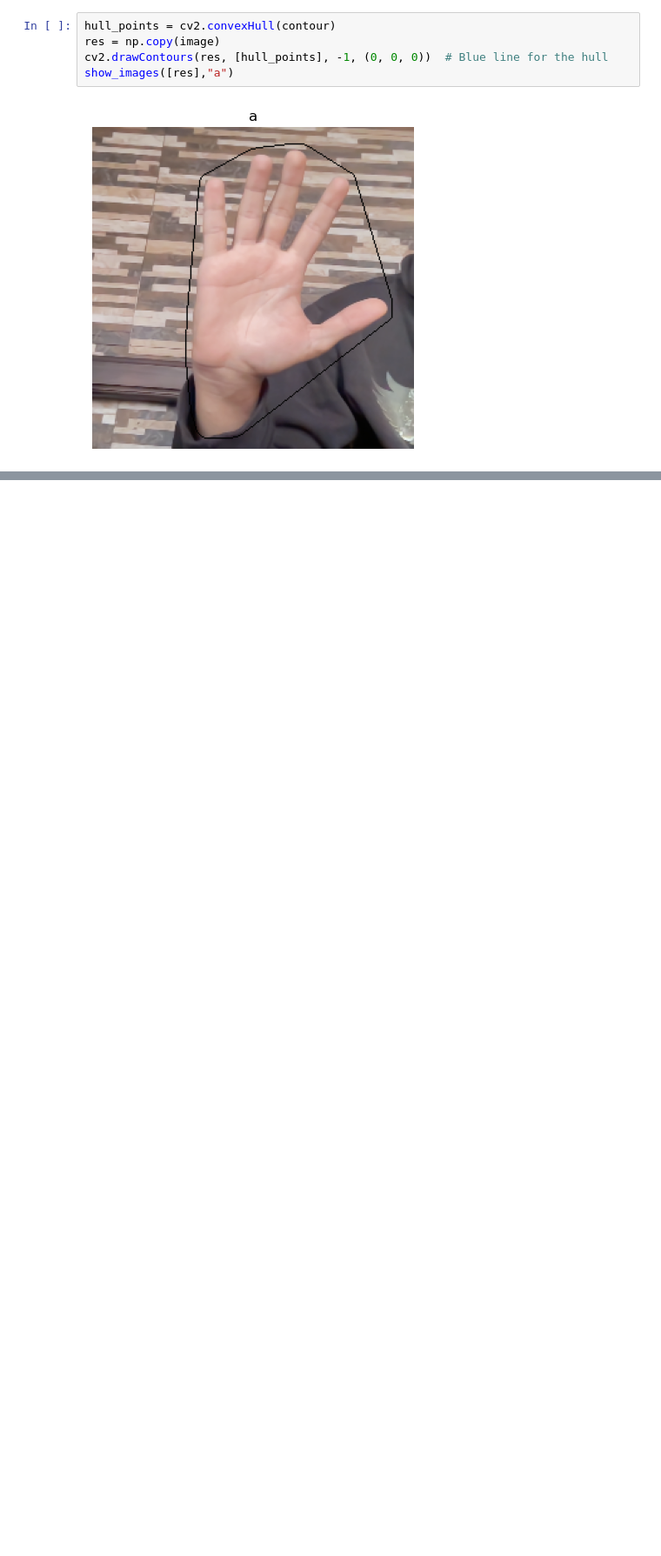
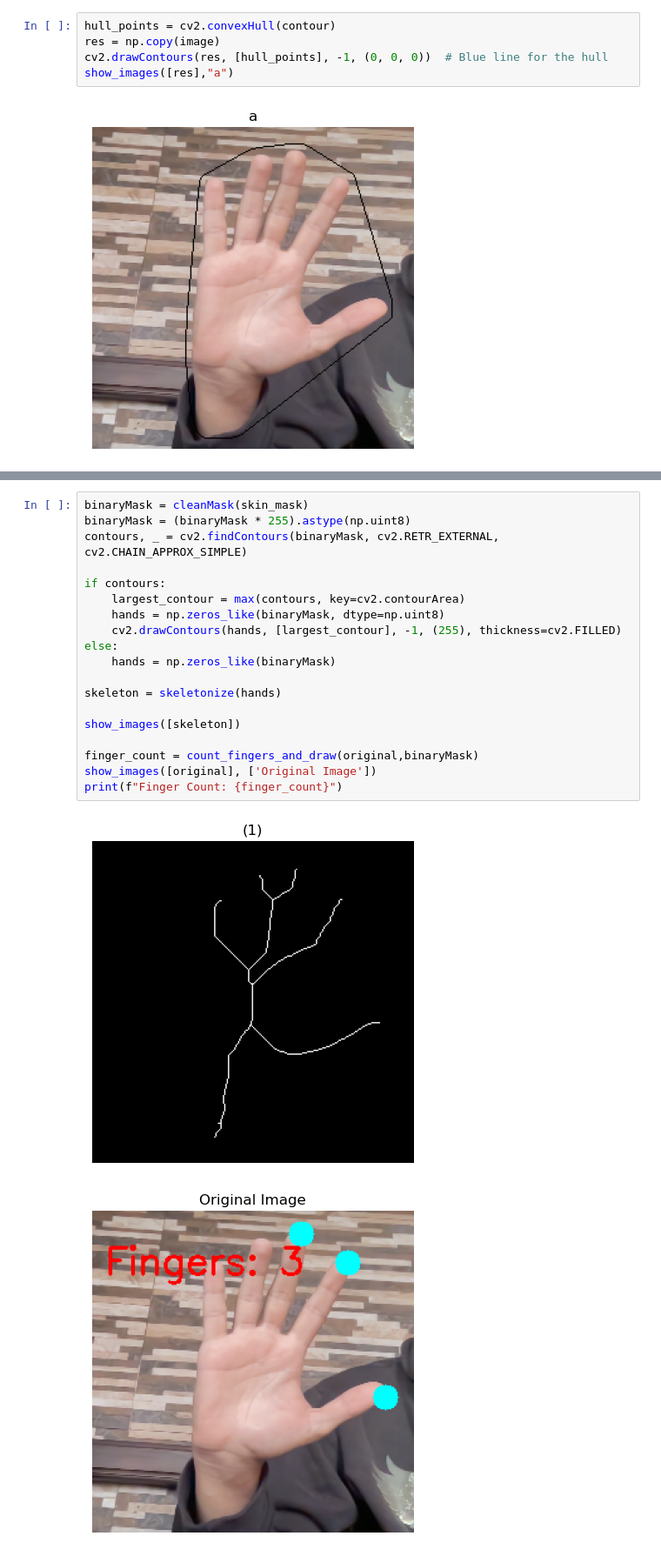
Before and after one commit to zizoisprogramming/Paint-A-Distance, a Jupyter notebook: zizo_trial.ipynb, the cells around one changed output, grey strips where cells are left out. Shown at 87% size. Saved outputs shown, nothing was run; the diff lists cells and outputs as text; blank space fills up the shorter version.

```diff
--- a/zizo_trial.ipynb
+++ b/zizo_trial.ipynb
@@ -236,0 +318,22 @@ show_images([res_2], "result")
+# %%
+binaryMask = cleanMask(skin_mask)
+binaryMask = (binaryMask * 255).astype(np.uint8)
+contours, _ = cv2.findContours(binaryMask, cv2.RETR_EXTERNAL, cv2.CHAIN_APPROX_SIMPLE)
+
+if contours:
+    largest_contour = max(contours, key=cv2.contourArea)
+    hands = np.zeros_like(binaryMask, dtype=np.uint8)
+    cv2.drawContours(hands, [largest_contour], -1, (255), thickness=cv2.FILLED)
+else:
+    hands = np.zeros_like(binaryMask)
+
+skeleton = skeletonize(hands)
+
+show_images([skeleton])
+
+finger_count = count_fingers_and_draw(original,binaryMask)
+show_images([original], ['Original Image'])
+print(f"Finger Count: {finger_count}")
+# %% [output]
+[figure, added]
+[figure, added]
```
Also changed, not shown: parts of 10 cells of this notebook, 1 other file.
